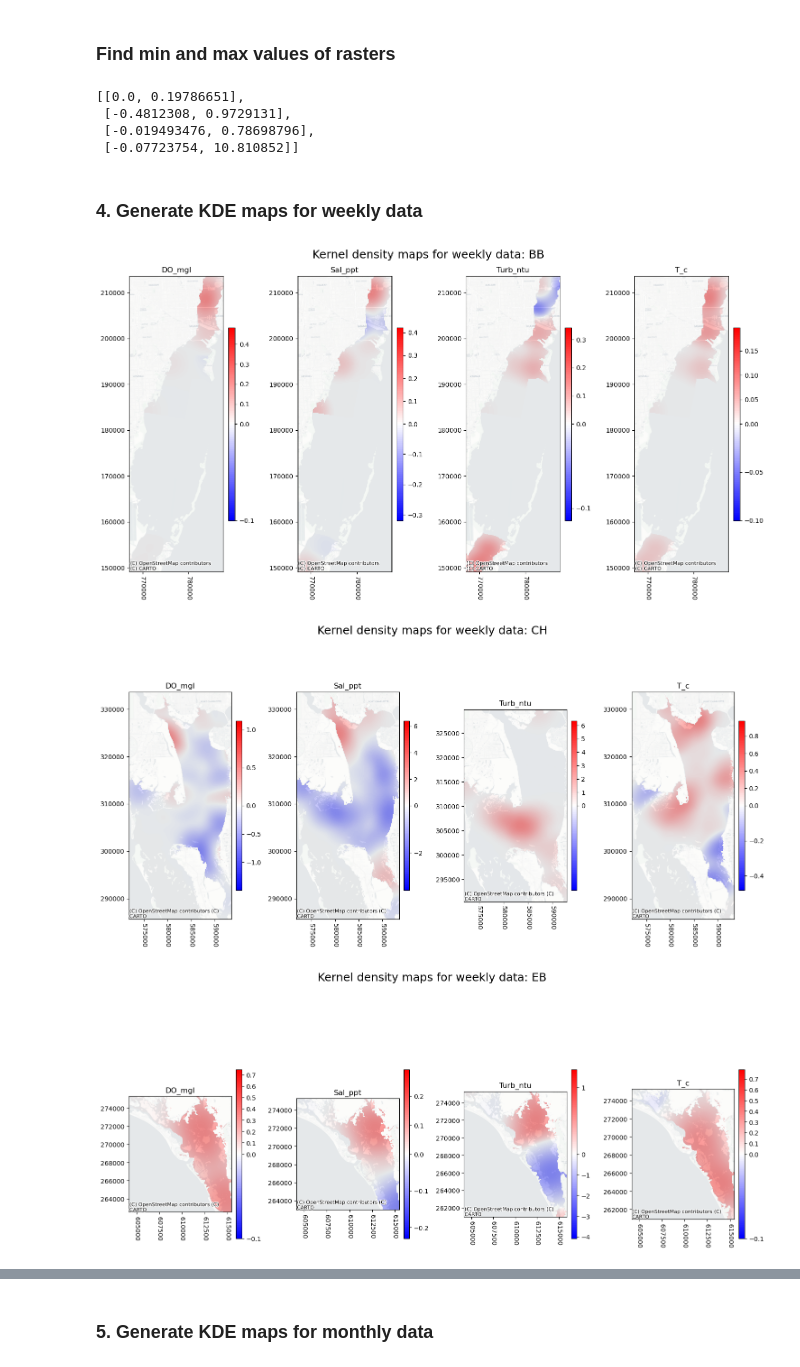
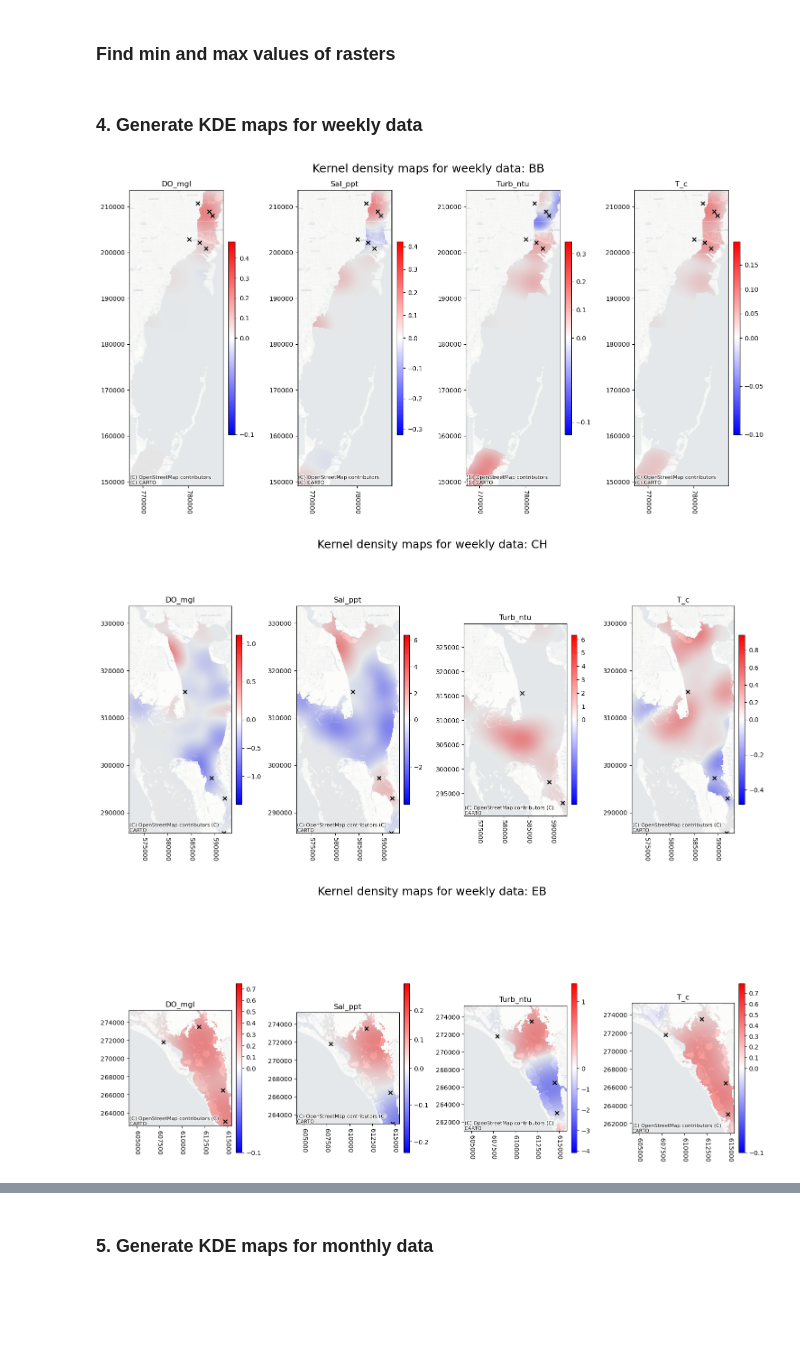
Before and after one commit to qiang-yi/SEACAR_WQ_Task2, a Jupyter notebook: Task_2B/Kernel_Density_Map.ipynb, the cells around one changed output, grey strips where cells are left out. Cells and saved outputs as stored; diff of their text form; code cells hidden in the pictures; blank space fills up the shorter version.

```diff
--- a/Task_2B/Kernel_Density_Map.ipynb
+++ b/Task_2B/Kernel_Density_Map.ipynb
@@ -26,5 +29,22 @@ cm = LinearSegmentedColormap.from_list(cmap_name, colors, N=n_bins)
 
 
 gis_path = r'E:/Projects/SEACAR_WQ_2024/GIS_Data/'
+
+area_shortnames = {
+    'Guana Tolomato Matanzas': 'GTM',
+    'Estero Bay': 'EB',
+    'Charlotte Harbor': 'CH',
+    'Biscayne Bay': 'BB',
+    'Big Bend Seagrasses':'BBS'
+}
+
+param_shortnames = {
+    'Salinity': 'Sal_ppt',
+    'Total Nitrogen': 'TN_mgl',
+    'Dissolved Oxygen': 'DO_mgl',
+    'Turbidity':'Turb_ntu',
+    'Secchi Depth':'Secc_m',
+    'Water Temperature':'T_c'
+}
 wb_list = ['BB', 'CH', 'EB', 'GTM']
 para_list = ['DO_mgl', 'Sal_ppt', 'Turb_ntu', 'T_c']
@@ -31,3 +53,14 @@ para_list = ['DO_mgl', 'Sal_ppt', 'Turb_ntu', 'T_c']
+# %%
+dfCon = pd.read_csv(gis_path + 'OEAT_Continuous_WQ-2024-Feb-21.csv', low_memory=False)
+dfCon_group = dfCon.groupby(["WaterBody","ParameterName","Latitude_DD","Longitude_DD"])["ResultValue"].mean().reset_index()
+gdfCon_group = gpd.GeoDataFrame(dfCon_group,geometry=gpd.points_from_xy(dfCon_group["Longitude_DD"],dfCon_group["Latitude_DD"],crs="EPSG:4326")).to_crs("EPSG:3086")
+gdfCon_group["Area_Ab"] = gdfCon_group['WaterBody'].map(area_shortnames)
+gdfCon_group["Para_Ab"] = gdfCon_group['ParameterName'].map(param_shortnames)
+for wb in wb_list:
+    for para in para_list:
+        df_used = gdfCon_group[(gdfCon_group["Area_Ab"]==str(wb))&(gdfCon_group["Para_Ab"]==str(para))]
+        name = gis_path+r'kde_maps/con_sites/'+str(wb)+"_"+str(para)+"_con.shp"
+        df_used.to_file(name)
 # %% [markdown]
 ## 3. Define function to reproject raster
 # %%
@@ -61,7 +94,6 @@ def reproject_raster(src, dst_crs):
 min_max_ls = []
 for wb in wb_list:
     for i, para in enumerate(para_list):
-        geometry = [feature["geometry"] for feature in barrier.__geo_interface__["features"]]
         name = str(wb) + "_" + str(para) + "_kd.tif"
         max_ls = []
         min_ls = []
@@ -75,13 +107,6 @@ for wb in wb_list:
             min_ls.append(np.min(raster_data))
 
     min_max_ls.append([min(min_ls),max(max_ls)])
-# %%
-min_max_ls
-# %% [output]
-[[0.0, 0.19786651],
- [-0.4812308, 0.9729131],
- [-0.019493476, 0.78698796],
- [-0.07723754, 10.810852]]
 # %% [markdown]
 ### 4. Generate KDE maps for weekly data
 # %%
@@ -92,10 +117,16 @@ for wb in wb_list:
     for i, para in enumerate(para_list):
         # ax = axs[i // 2, i % 2]  # Determine subplot position
         ax = axs[i]  # Determine subplot position
+
         # Read in the shapefile
         barrier = gpd.read_file(gis_path + "managed_area_boundary/" + str(wb) + ".shp",crs="EPSG:3086")
+        barrier.plot(facecolor='none',edgecolor='none',alpha = 0,ax=ax)
         geometry = [feature["geometry"] for feature in barrier.__geo_interface__["features"]]
         name = str(wb) + "_" + str(para) + "_kd.tif"
+        conshpname = str(wb) + "_" + str(para) + "_con.shp"
+        point_con = gpd.read_file(gis_path + "kde_maps/con_sites/" + conshpname)
+        point_con.plot(marker = "x",color='black',ax=ax,label="Continuous")
+
         # Open the raster file
         with rasterio.open(gis_path + "kde_maps/week/" + name) as src:
 
@@ -107,33 +138,33 @@ for wb in wb_list:
             out_image = np.ma.masked_equal(out_image, reprojected_src.nodata)
 
             # Read the raster data as a numpy array
             raster_data = src.read(1)  # Read the first band
             max_v = np.max(raster_data)
             min_v = min(- 0.1,np.min(raster_data))
 
             # Normalizer with central value at 0
             norm = mcolors.TwoSlopeNorm(vmin=min_v, vcenter=0, vmax=max_v)
 
             # Plot the image
             im = ax.imshow(out_image, cmap=cm, norm = norm, extent=rasterio.plot.plotting_extent(reprojected_src))
             fig.colorbar(im, ax=ax,fraction=0.05, pad=0.04, aspect=30)
             ax.set_title(f'{para}')
 
             # Add basemap
             try:
                 cx.add_basemap(ax,source=cx.providers.CartoDB.Positron,alpha=0.6, crs="EPSG:3086")
             except Exception as e:
                 print(f"Error adding basemap: {e}")
 
             # Set vertical x-axis labels
             ax.xaxis.set_label_position('top')
             for label in ax.get_xticklabels():
                 label.set_rotation(270)
 
     plt.tight_layout()
     plt.savefig(gis_path + "kde_maps/"+f'{wb}_w.jpg', dpi=300, format='jpg')
     plt.show()
 # %% [output]
-[figure, old version]
+[figure, new version]
-[figure, old version]
+[figure, new version]
-[figure, old version]
+[figure, new version]
```
Also changed, not shown: parts of 4 cells of this notebook, 4 other files.
